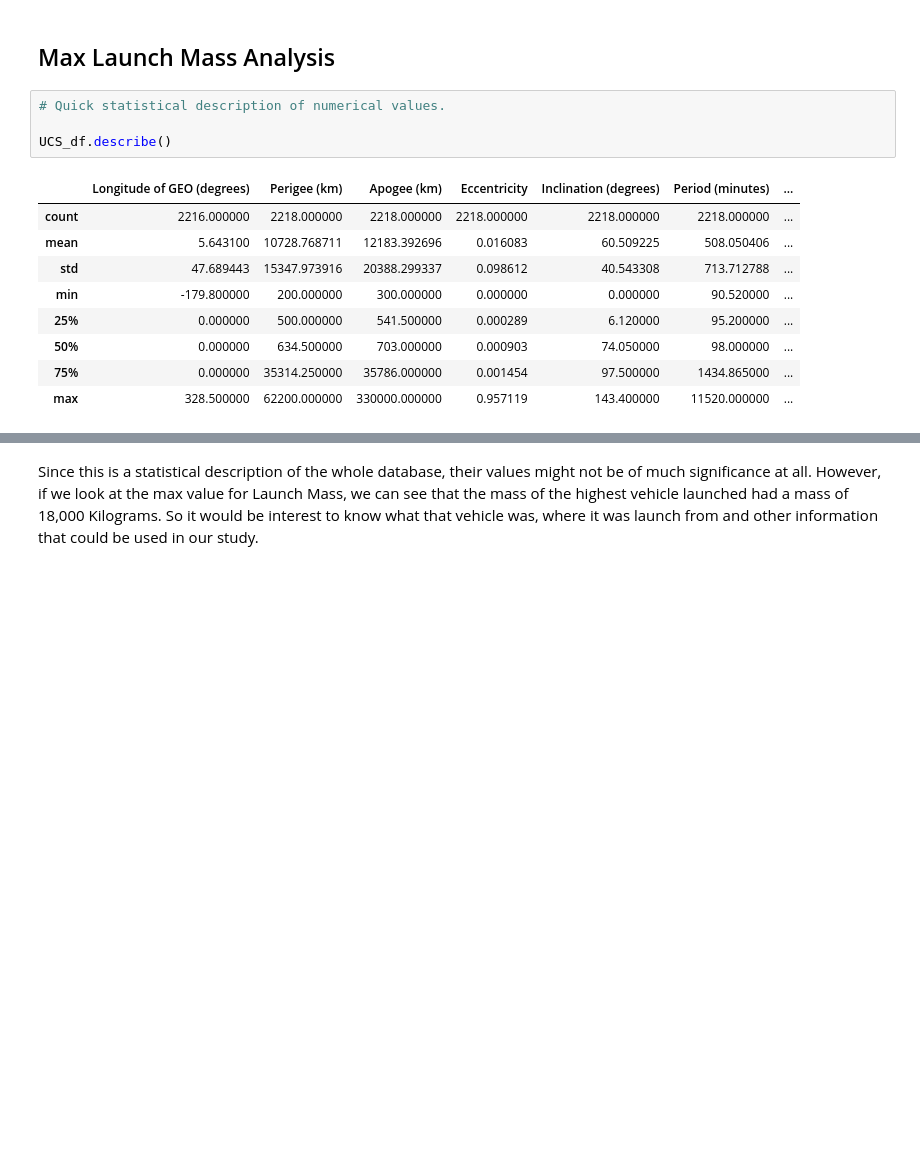
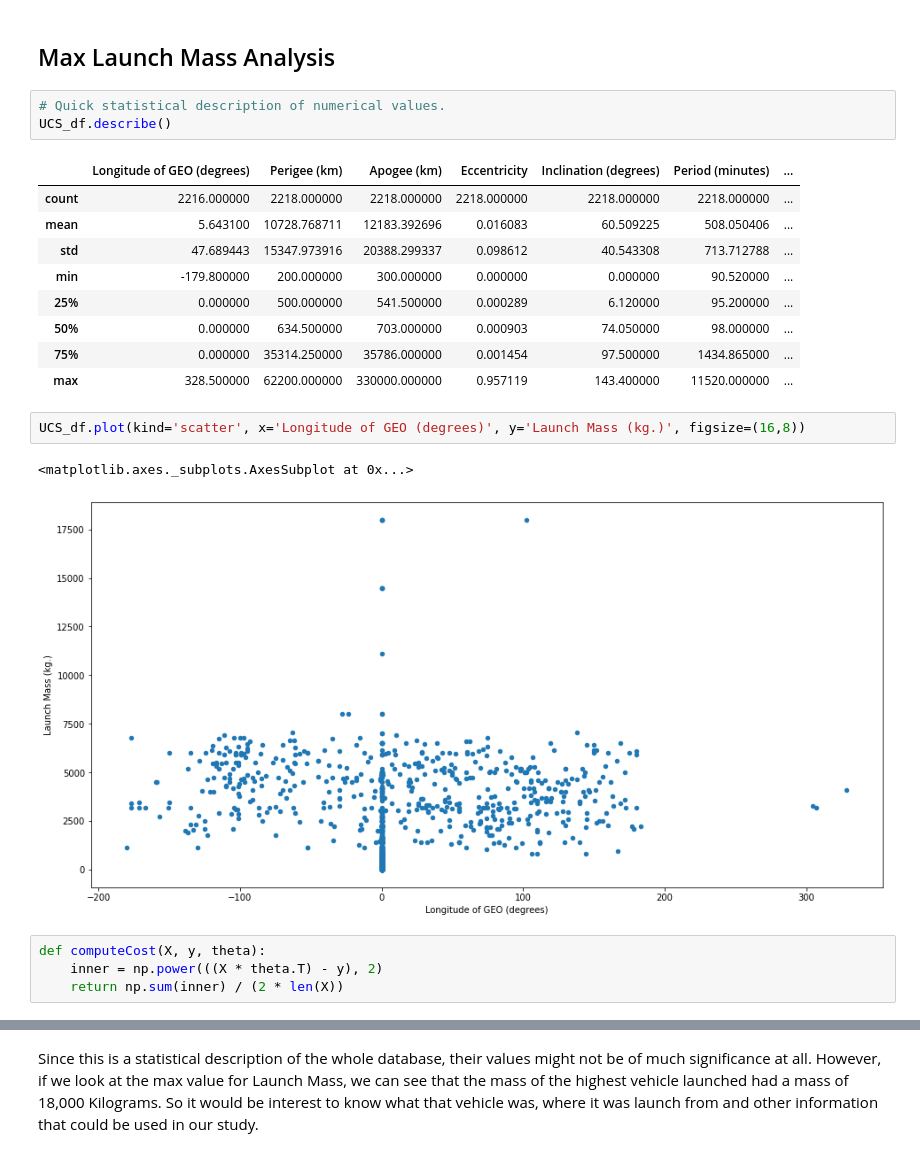
Before and after one commit to GateraGael/Data-Science-Life-Cycle-Global-Rocket-Launch-Study, a Jupyter notebook: Aerospace_Launch_Business_Data_Analysis.ipynb, the cells around one changed output, grey strips where cells are left out. Saved outputs shown, nothing was run; the diff lists cells and outputs as text; blank space fills up the shorter version.

```diff
--- a/Aerospace_Launch_Business_Data_Analysis.ipynb
+++ b/Aerospace_Launch_Business_Data_Analysis.ipynb
@@ -228,7 +463,6 @@ UCS_df.head()
 ## Max Launch Mass Analysis
 # %%
 # Quick statistical description of numerical values.
-
 UCS_df.describe()
 # %% [output]
 |  | Longitude of GEO (degrees) | Perigee (km) | Apogee (km) | Eccentricity | Inclination (degrees) | Period (minutes) | ... |
@@ -240,3 +474,12 @@ UCS_df.describe()
 | 50% | 0.000000 | 634.500000 | 703.000000 | 0.000903 | 74.050000 | 98.000000 | ... |
 | 75% | 0.000000 | 35314.250000 | 35786.000000 | 0.001454 | 97.500000 | 1434.865000 | ... |
 | max | 328.500000 | 62200.000000 | 330000.000000 | 0.957119 | 143.400000 | 11520.000000 | ... |
+# %%
+UCS_df.plot(kind='scatter', x='Longitude of GEO (degrees)', y='Launch Mass (kg.)', figsize=(16,8))
+# %% [output]
+<matplotlib.axes._subplots.AxesSubplot at 0x...>
+[figure, added]
+# %%
+def computeCost(X, y, theta):
+    inner = np.power(((X * theta.T) - y), 2)
+    return np.sum(inner) / (2 * len(X))
```
Also changed, not shown: parts of 50 cells of this notebook.
